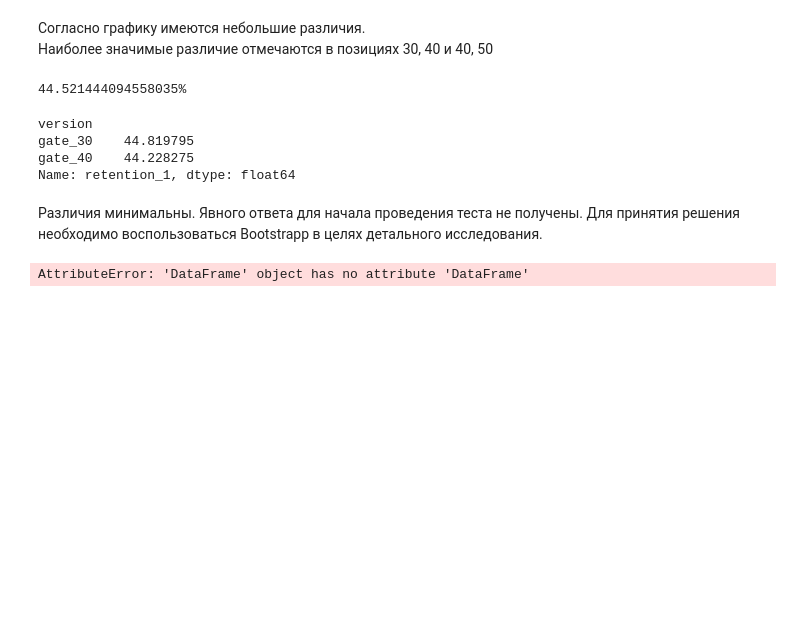
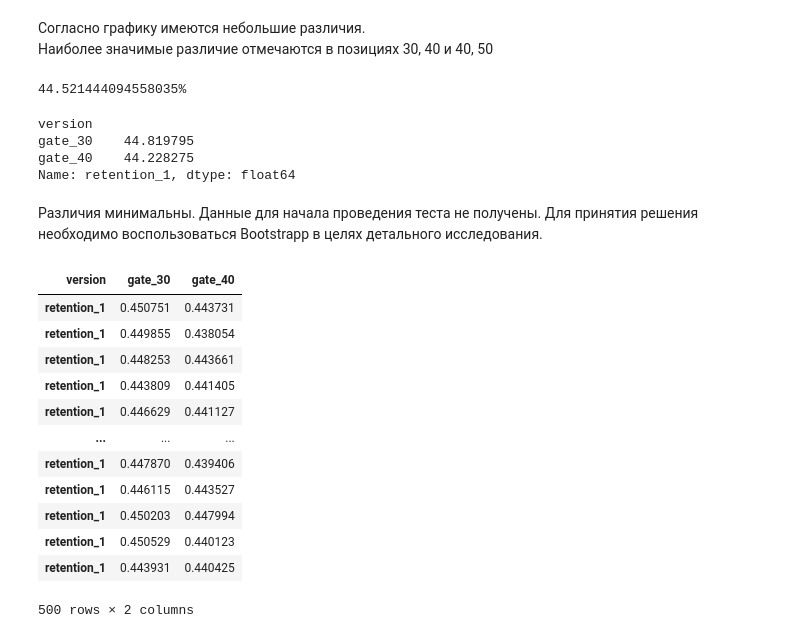
Before and after one commit to BoginskiyVV/AB_Testing, a Jupyter notebook: Sem9/HW9.ipynb, the cells around one changed output. Saved outputs shown, nothing was run; the diff lists cells and outputs as text; code cells hidden in the pictures; blank space fills up the shorter version.

```diff
--- a/Sem9/HW9.ipynb
+++ b/Sem9/HW9.ipynb
@@ -196,17 +196,30 @@ gate_30    44.819795
 gate_40    44.228275
 Name: retention_1, dtype: float64
 # %% [markdown]
-Различия минимальны. Явного ответа для начала проведения теста не получены. Для принятия решения необходимо воспользоваться Bootstrapp в целях детального исследования.
+Различия минимальны. Данные для начала проведения теста не получены. Для принятия решения необходимо воспользоваться Bootstrapp в целях детального исследования.
 # %%
 boot_1d = []
-for i in range(500):
-    boot_mean = data.retention_1.sample(frac=1, replace=True).groupby(data.version).mean()
+iterations = 500
+for i in range(iterations):
+    boot_mean = data.sample(frac=1, replace=True).groupby(data.version)['retention_1'].mean()
     boot_1d.append(boot_mean)
 
-boot_1d = data.DataFrame(boot_1d)
-print(boot_1d)
+boot_1d = pd.DataFrame(boot_1d)
+boot_1d
 # %% [output]
+| version | gate_30 | gate_40 |
+| retention_1 | 0.450751 | 0.443731 |
+| retention_1 | 0.449855 | 0.438054 |
+| retention_1 | 0.448253 | 0.443661 |
+| retention_1 | 0.443809 | 0.441405 |
+| retention_1 | 0.446629 | 0.441127 |
+| ... | ... | ... |
+| retention_1 | 0.447870 | 0.439406 |
+| retention_1 | 0.446115 | 0.443527 |
+| retention_1 | 0.450203 | 0.447994 |
+| retention_1 | 0.450529 | 0.440123 |
+| retention_1 | 0.443931 | 0.440425 |
-AttributeError: 'DataFrame' object has no attribute 'DataFrame'
+500 rows × 2 columns
 # %%
 ax = boot_1d.plot.kde()
 ax.set_title('The average of 1-day retention for each AB group')
```
Also changed, not shown: parts of 14 cells of this notebook.
